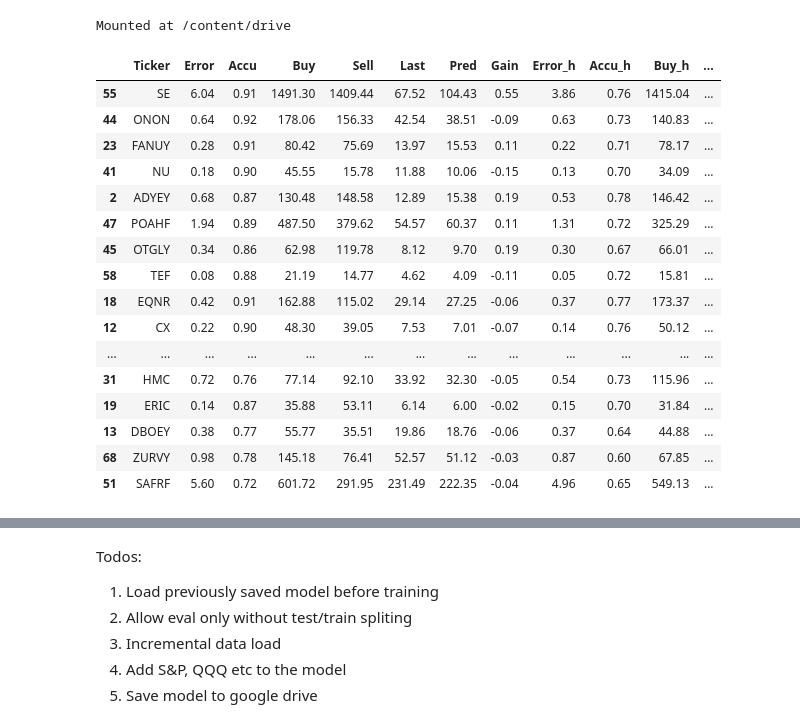
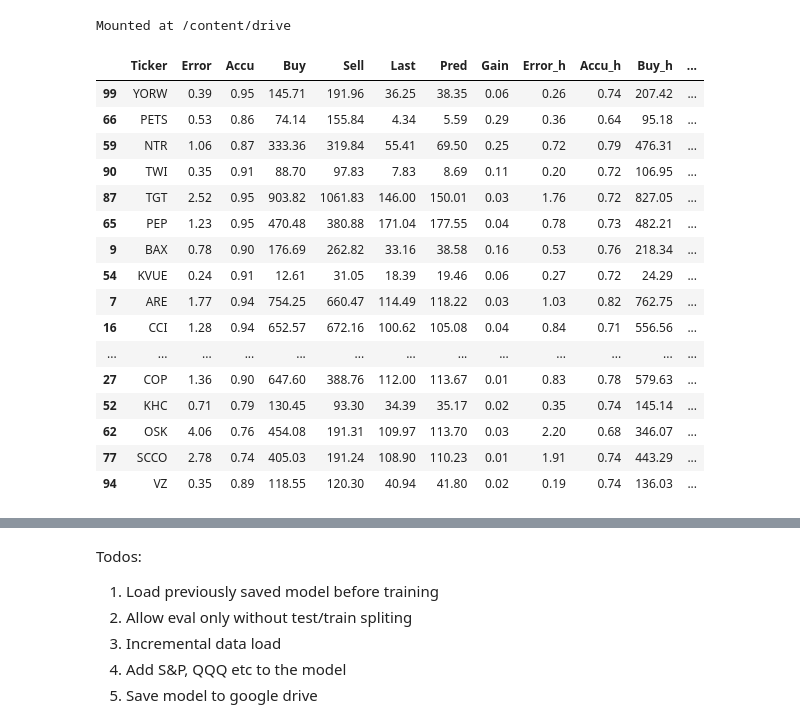
Before and after one commit to ahsank/StockML, a Jupyter notebook: TestLocal.ipynb, the cells around one changed output, grey strips where cells are left out. Drawn from its saved outputs; the diff is of its cells as text; code cells hidden in the pictures.

```diff
--- a/TestLocal.ipynb
+++ b/TestLocal.ipynb
@@ -100,28 +100,28 @@ df  = pipeline.runModelCombinedVola(tickers, model, mod, False, loss=lossfn)
 # %%
 pd.options.display.max_columns = None
 addAllocHL(df, 0.10, 1)
-df1 = df #df[df.Gain > 0]
+df1 = df[df.Gain > 0]
 df1.sort_values('Alloc', ascending=False).head(50)
 # df1.iloc[(df.Alloc * abs(df.Gain_f)).sort_values(ascending=False).index]
 #df.sort_values('Alloc', ascending=False).head(50)
 # %% [output]
 |  | Ticker | Error | Accu | Buy | Sell | Last | Pred | Gain | Error_h | Accu_h | Buy_h | ... |
-| 55 | SE | 6.04 | 0.91 | 1491.30 | 1409.44 | 67.52 | 104.43 | 0.55 | 3.86 | 0.76 | 1415.04 | ... |
-| 44 | ONON | 0.64 | 0.92 | 178.06 | 156.33 | 42.54 | 38.51 | -0.09 | 0.63 | 0.73 | 140.83 | ... |
-| 23 | FANUY | 0.28 | 0.91 | 80.42 | 75.69 | 13.97 | 15.53 | 0.11 | 0.22 | 0.71 | 78.17 | ... |
-| 41 | NU | 0.18 | 0.90 | 45.55 | 15.78 | 11.88 | 10.06 | -0.15 | 0.13 | 0.70 | 34.09 | ... |
-| 2 | ADYEY | 0.68 | 0.87 | 130.48 | 148.58 | 12.89 | 15.38 | 0.19 | 0.53 | 0.78 | 146.42 | ... |
-| 47 | POAHF | 1.94 | 0.89 | 487.50 | 379.62 | 54.57 | 60.37 | 0.11 | 1.31 | 0.72 | 325.29 | ... |
-| 45 | OTGLY | 0.34 | 0.86 | 62.98 | 119.78 | 8.12 | 9.70 | 0.19 | 0.30 | 0.67 | 66.01 | ... |
-| 58 | TEF | 0.08 | 0.88 | 21.19 | 14.77 | 4.62 | 4.09 | -0.11 | 0.05 | 0.72 | 15.81 | ... |
-| 18 | EQNR | 0.42 | 0.91 | 162.88 | 115.02 | 29.14 | 27.25 | -0.06 | 0.37 | 0.77 | 173.37 | ... |
-| 12 | CX | 0.22 | 0.90 | 48.30 | 39.05 | 7.53 | 7.01 | -0.07 | 0.14 | 0.76 | 50.12 | ... |
+| 99 | YORW | 0.39 | 0.95 | 145.71 | 191.96 | 36.25 | 38.35 | 0.06 | 0.26 | 0.74 | 207.42 | ... |
+| 66 | PETS | 0.53 | 0.86 | 74.14 | 155.84 | 4.34 | 5.59 | 0.29 | 0.36 | 0.64 | 95.18 | ... |
+| 59 | NTR | 1.06 | 0.87 | 333.36 | 319.84 | 55.41 | 69.50 | 0.25 | 0.72 | 0.79 | 476.31 | ... |
+| 90 | TWI | 0.35 | 0.91 | 88.70 | 97.83 | 7.83 | 8.69 | 0.11 | 0.20 | 0.72 | 106.95 | ... |
+| 87 | TGT | 2.52 | 0.95 | 903.82 | 1061.83 | 146.00 | 150.01 | 0.03 | 1.76 | 0.72 | 827.05 | ... |
+| 65 | PEP | 1.23 | 0.95 | 470.48 | 380.88 | 171.04 | 177.55 | 0.04 | 0.78 | 0.73 | 482.21 | ... |
+| 9 | BAX | 0.78 | 0.90 | 176.69 | 262.82 | 33.16 | 38.58 | 0.16 | 0.53 | 0.76 | 218.34 | ... |
+| 54 | KVUE | 0.24 | 0.91 | 12.61 | 31.05 | 18.39 | 19.46 | 0.06 | 0.27 | 0.72 | 24.29 | ... |
+| 7 | ARE | 1.77 | 0.94 | 754.25 | 660.47 | 114.49 | 118.22 | 0.03 | 1.03 | 0.82 | 762.75 | ... |
+| 16 | CCI | 1.28 | 0.94 | 652.57 | 672.16 | 100.62 | 105.08 | 0.04 | 0.84 | 0.71 | 556.56 | ... |
 | ... | ... | ... | ... | ... | ... | ... | ... | ... | ... | ... | ... | ... |
-| 31 | HMC | 0.72 | 0.76 | 77.14 | 92.10 | 33.92 | 32.30 | -0.05 | 0.54 | 0.73 | 115.96 | ... |
-| 19 | ERIC | 0.14 | 0.87 | 35.88 | 53.11 | 6.14 | 6.00 | -0.02 | 0.15 | 0.70 | 31.84 | ... |
-| 13 | DBOEY | 0.38 | 0.77 | 55.77 | 35.51 | 19.86 | 18.76 | -0.06 | 0.37 | 0.64 | 44.88 | ... |
-| 68 | ZURVY | 0.98 | 0.78 | 145.18 | 76.41 | 52.57 | 51.12 | -0.03 | 0.87 | 0.60 | 67.85 | ... |
-| 51 | SAFRF | 5.60 | 0.72 | 601.72 | 291.95 | 231.49 | 222.35 | -0.04 | 4.96 | 0.65 | 549.13 | ... |
+| 27 | COP | 1.36 | 0.90 | 647.60 | 388.76 | 112.00 | 113.67 | 0.01 | 0.83 | 0.78 | 579.63 | ... |
+| 52 | KHC | 0.71 | 0.79 | 130.45 | 93.30 | 34.39 | 35.17 | 0.02 | 0.35 | 0.74 | 145.14 | ... |
+| 62 | OSK | 4.06 | 0.76 | 454.08 | 191.31 | 109.97 | 113.70 | 0.03 | 2.20 | 0.68 | 346.07 | ... |
+| 77 | SCCO | 2.78 | 0.74 | 405.03 | 191.24 | 108.90 | 110.23 | 0.01 | 1.91 | 0.74 | 443.29 | ... |
+| 94 | VZ | 0.35 | 0.89 | 118.55 | 120.30 | 40.94 | 41.80 | 0.02 | 0.19 | 0.74 | 136.03 | ... |
 # %%
 findata.EPOCHS=200
 model = "vols-4b-test"
```
Also changed, not shown: parts of 3 cells of this notebook.
